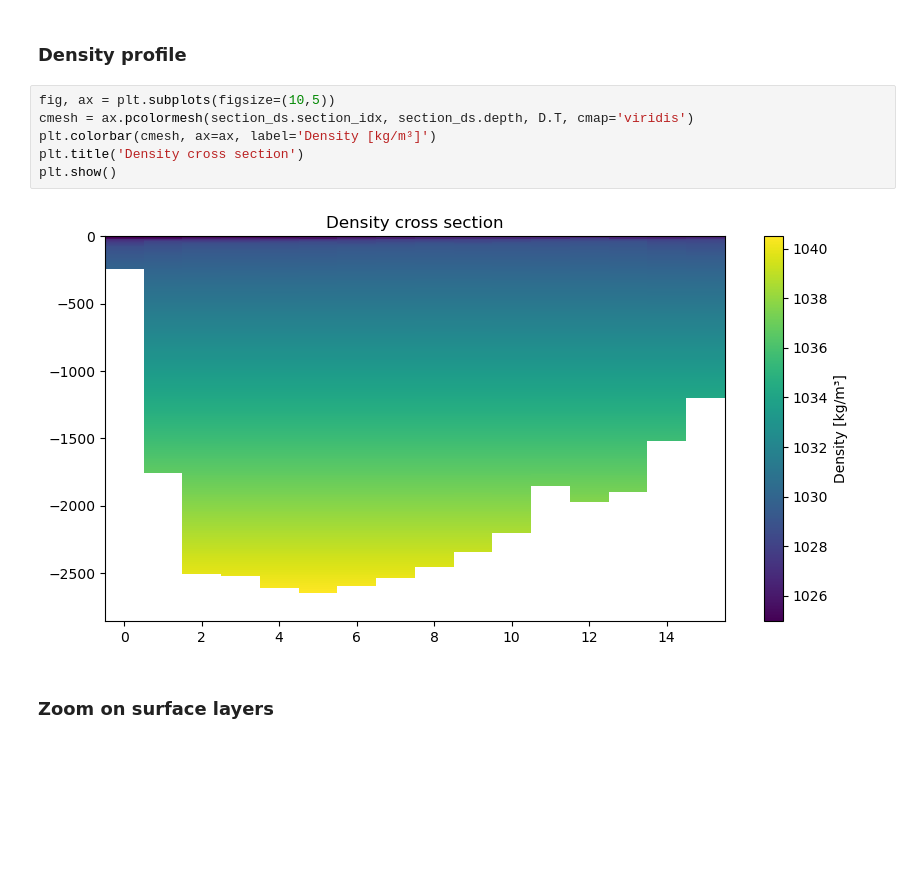
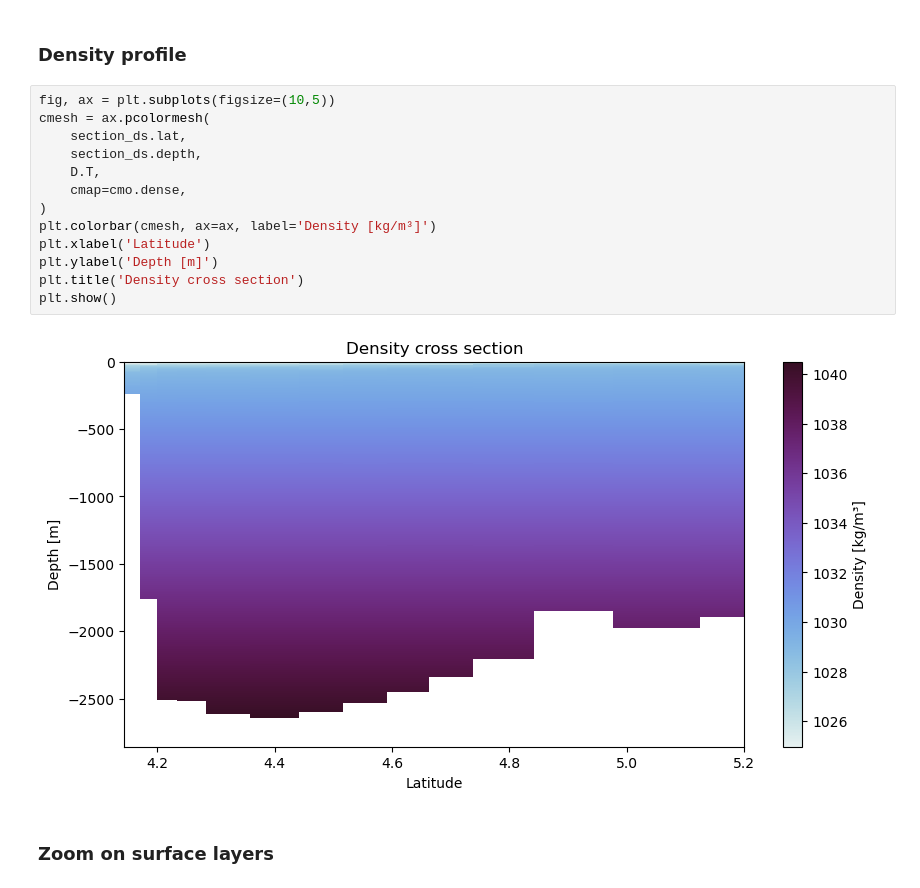
Before and after one commit to juliencollard2001/FOET_Northern_Gyre, a Jupyter notebook: NS_cross_section.ipynb, the cells around one changed output. Saved outputs shown, nothing was run; the diff lists cells and outputs as text; blank space fills up the shorter version.

```diff
--- a/NS_cross_section.ipynb
+++ b/NS_cross_section.ipynb
@@ -115,12 +144,19 @@ plt.show()
 ### Density profile
 # %%
 fig, ax = plt.subplots(figsize=(10,5))
-cmesh = ax.pcolormesh(section_ds.section_idx, section_ds.depth, D.T, cmap='viridis')
+cmesh = ax.pcolormesh(
+    section_ds.lat,
+    section_ds.depth,
+    D.T,
+    cmap=cmo.dense,
+)
 plt.colorbar(cmesh, ax=ax, label='Density [kg/m³]')
+plt.xlabel('Latitude')
+plt.ylabel('Depth [m]')
 plt.title('Density cross section')
 plt.show()
 # %% [output]
-[figure, old version]
+[figure, new version]
 # %% [markdown]
 ### Zoom on surface layers
 # %%
```
Also changed, not shown: parts of 5 cells of this notebook.
